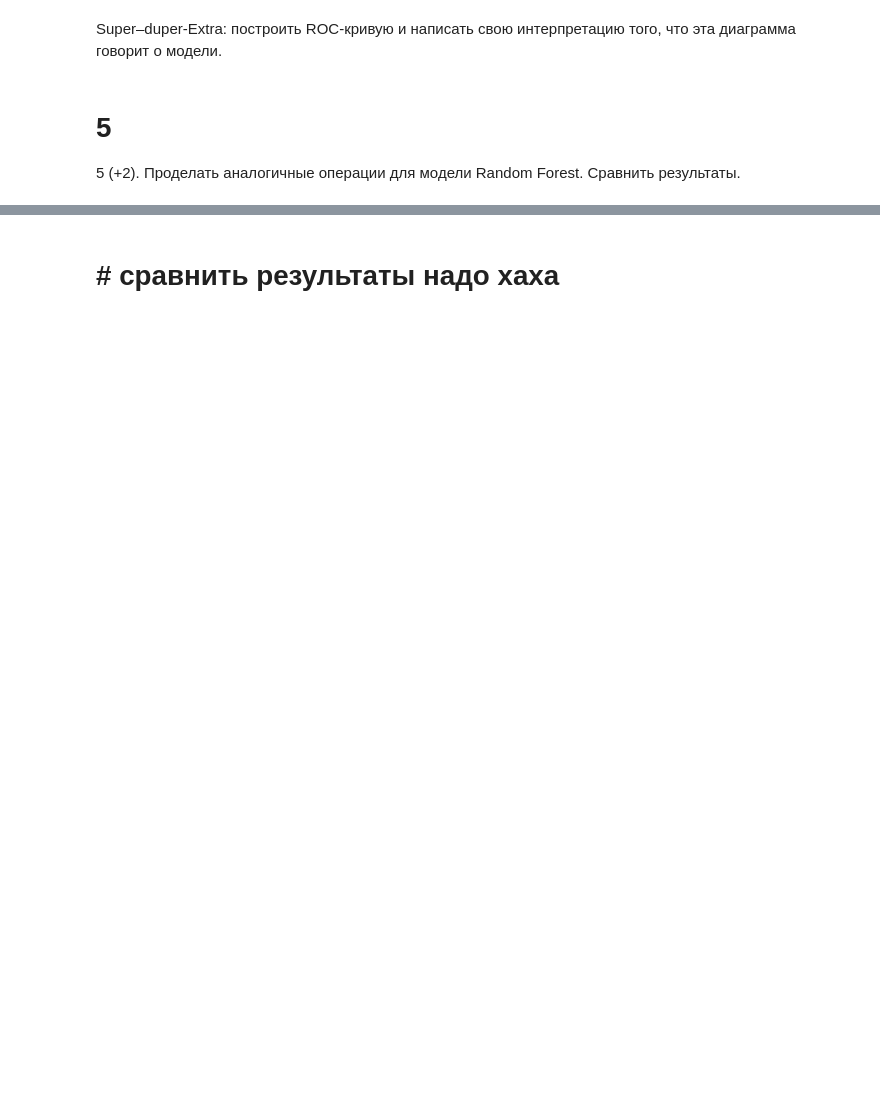
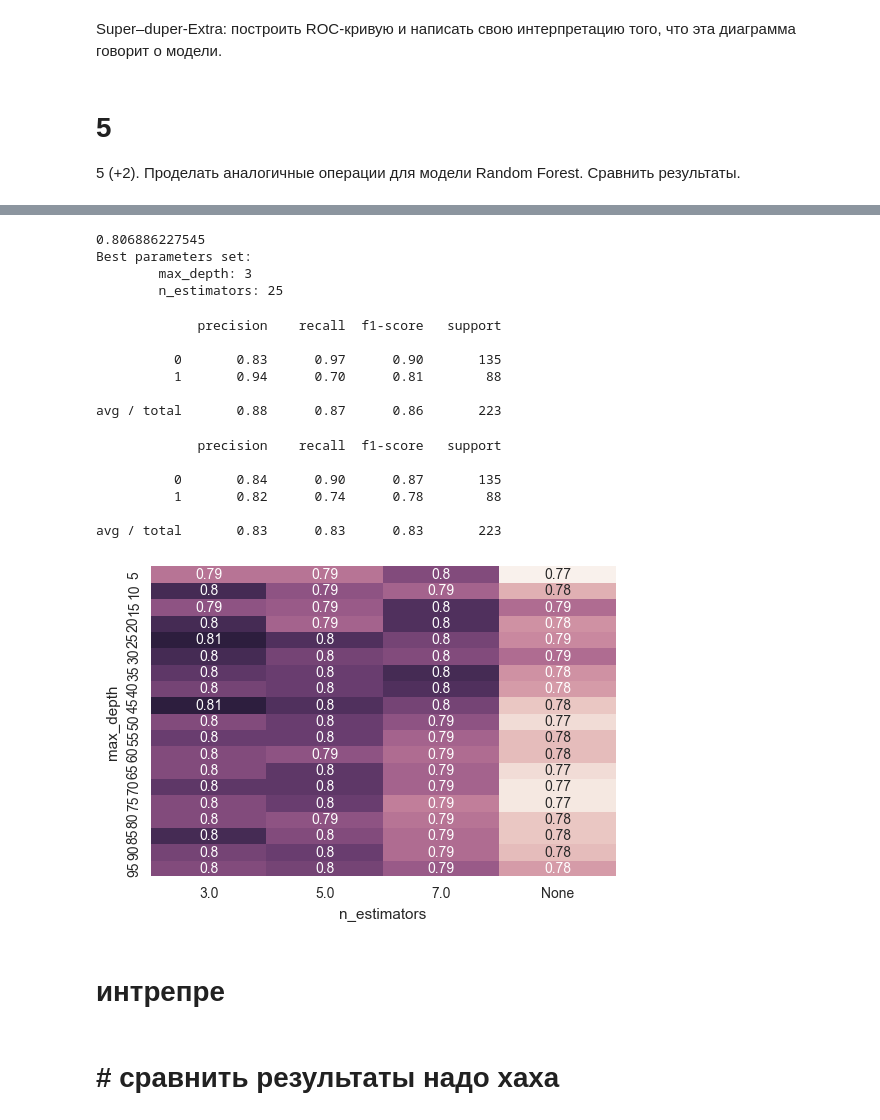
Before and after one commit to BasilisAndr/ml, a Jupyter notebook: titanic.ipynb, the cells around one changed output, grey strips where cells are left out. Drawn from its saved outputs; the diff is of its cells as text; code cells hidden in the pictures; blank space fills up the shorter version.

```diff
--- a/titanic.ipynb
+++ b/titanic.ipynb
@@ -312,0 +311,7 @@ model = RandomForestClassifier(n_estimators = 100)
+# %%
+rf = RandomForestClassifier(random_state=14)
+# %%
+parameters = {'max_depth': [None, 3, 5, 7], 'n_estimators': \
+              list(range(5, 100, 5))}
+clf = GridSearchCV(rf, parameters)
+clf.fit(X_train, y_train)
@@ -313,4 +330,21 @@ model = RandomForestClassifier(n_estimators = 100)
+# %%
+print(clf.best_score_)
+print("Best parameters set:")
+best_parameters = clf.best_estimator_.get_params()
+for param_name in sorted(parameters.keys()):
+    print("\t{}: {}".format(param_name, best_parameters[param_name]))
+# %% [output]
+0.806886227545
+Best parameters set:
+        max_depth: 3
+        n_estimators: 25
 # %%
-model.fit(X_train, y_train)
-y_pred = model.predict(X_test)
-print(classification_report(y_test, y_pred))
+y_true, y_pred = y_test, clf.predict(X_test)
+print(classification_report(y_true, y_pred))
+# %% [output]
+             precision    recall  f1-score   support
+
+          0       0.83      0.97      0.90       135
+          1       0.94      0.70      0.81        88
+
+avg / total       0.88      0.87      0.86       223
@@ -329,2 +351,28 @@ plt.show()
+# %%
+# baseline
+rf.fit(X_train, y_train)
+y_tr, y_pr = y_test, rf.predict(X_test)
+print(classification_report(y_tr, y_pr))
+# %% [output]
+             precision    recall  f1-score   support
+
+          0       0.84      0.90      0.87       135
+          1       0.82      0.74      0.78        88
+
+avg / total       0.83      0.83      0.83       223
+# %%
+# Изобразить результаты на диаграмме/-ах.
+means = clf.cv_results_['mean_test_score']
+data = []
+for mean, params in zip(means, clf.cv_results_['params']):
+    data.append([mean, params['max_depth'], params['n_estimators']])
+
+data = pd.DataFrame(data, columns=['mean']+list(parameters.keys())).fillna("None")
+data = data.pivot('max_depth', 'n_estimators', 'mean')
+sns.heatmap(data, annot=True, cbar=False);
+# %% [output]
+[figure, added]
+# %% [markdown]
+# интрепре
 # %% [markdown]
 # # сравнить результаты надо хаха
```
Also changed, not shown: parts of 5 cells of this notebook.
